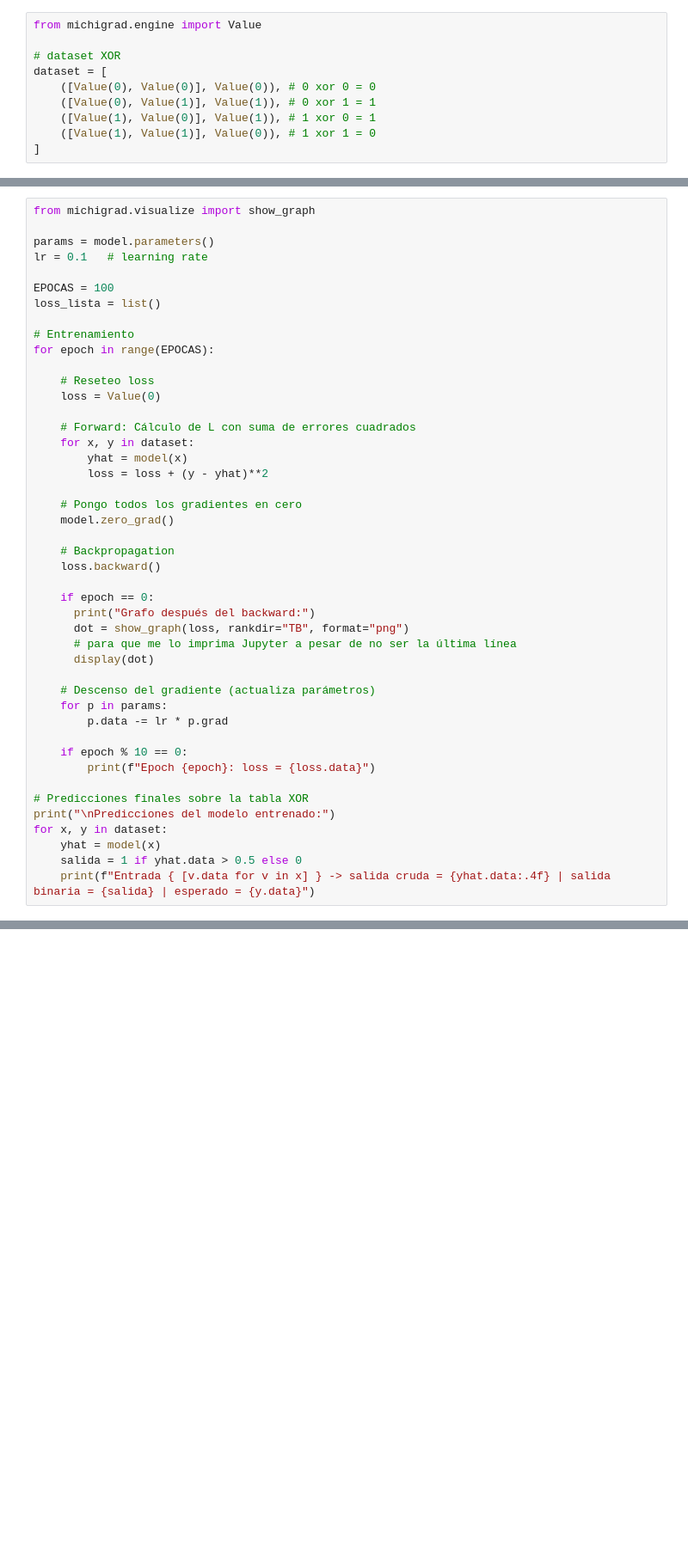
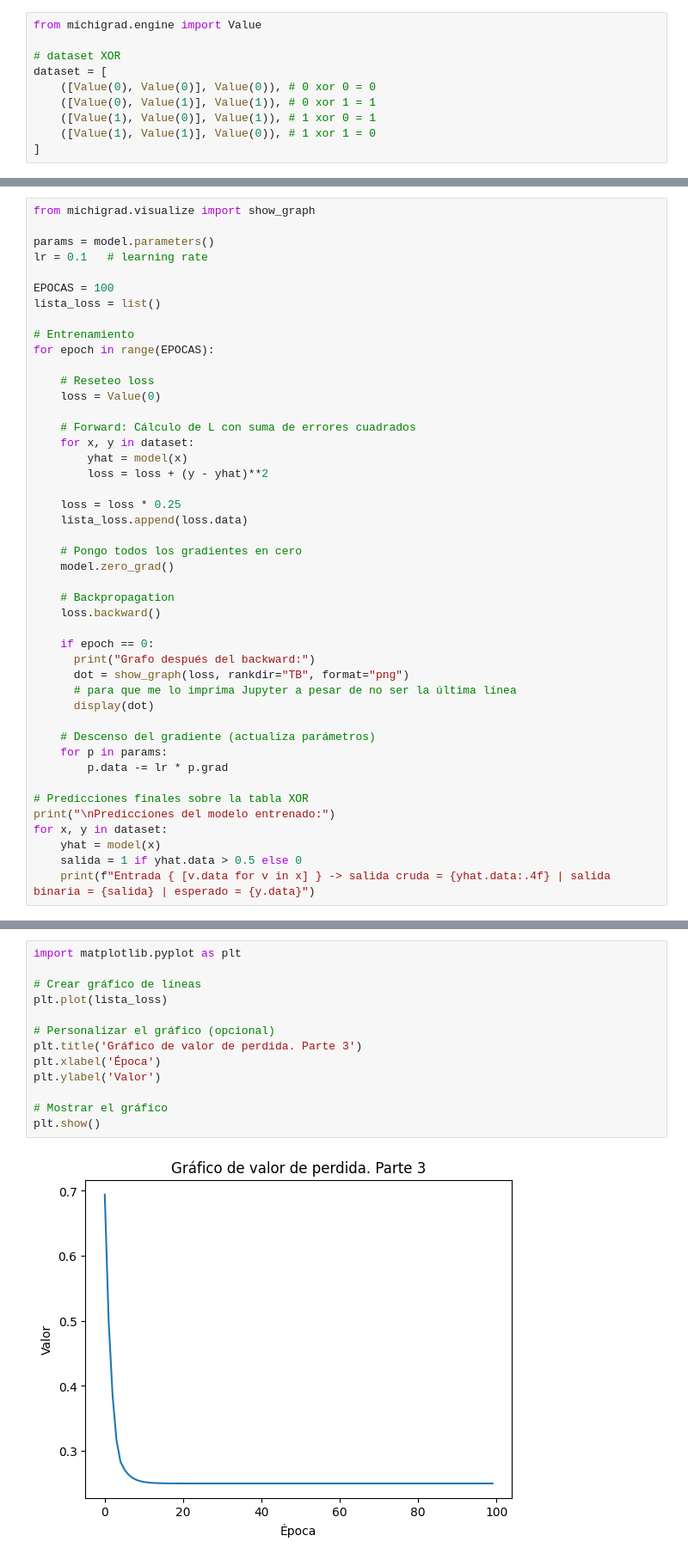
Before and after one commit to Damian-Bicocchi/michigrad, a Jupyter notebook: parte_3.ipynb, the cells around one changed output, grey strips where cells are left out. Shown at 86% size. Saved outputs shown, nothing was run; the diff lists cells and outputs as text; blank space fills up the shorter version.

Commit message:
Elimino comentarios y agrego gráfico en parte 3

```diff
--- a/parte_3.ipynb
+++ b/parte_3.ipynb
@@ -26,7 +26,7 @@ params = model.parameters()
 lr = 0.1   # learning rate
 
 EPOCAS = 100
-loss_lista = list()
+lista_loss = list()
 
 # Entrenamiento
 for epoch in range(EPOCAS):
@@ -38,6 +38,9 @@ for epoch in range(EPOCAS):
     for x, y in dataset:
         yhat = model(x)
         loss = loss + (y - yhat)**2
+
+    loss = loss * 0.25
+    lista_loss.append(loss.data)
 
     # Pongo todos los gradientes en cero
     model.zero_grad()
@@ -55,9 +58,6 @@ for epoch in range(EPOCAS):
     for p in params:
         p.data -= lr * p.grad
 
-    if epoch % 10 == 0:
-        print(f"Epoch {epoch}: loss = {loss.data}")
-
 # Predicciones finales sobre la tabla XOR
 print("\nPredicciones del modelo entrenado:")
 for x, y in dataset:
@@ -86,3 +75,18 @@ Entrada [1, 1] -> salida cruda = 0.5085 | salida binaria = 1 | esperado = 0
+# %%
+import matplotlib.pyplot as plt
+
+# Crear gráfico de líneas
+plt.plot(lista_loss)
+
+# Personalizar el gráfico (opcional)
+plt.title('Gráfico de valor de perdida. Parte 3')
+plt.xlabel('Época')
+plt.ylabel('Valor')
+
+# Mostrar el gráfico
+plt.show()
+# %% [output]
+[figure, added]
 # %% [markdown]
 ### Interpretación de los resultados del modelo entrenado
 
```
Also changed, not shown: parts of 2 cells of this notebook, 4 other files.
